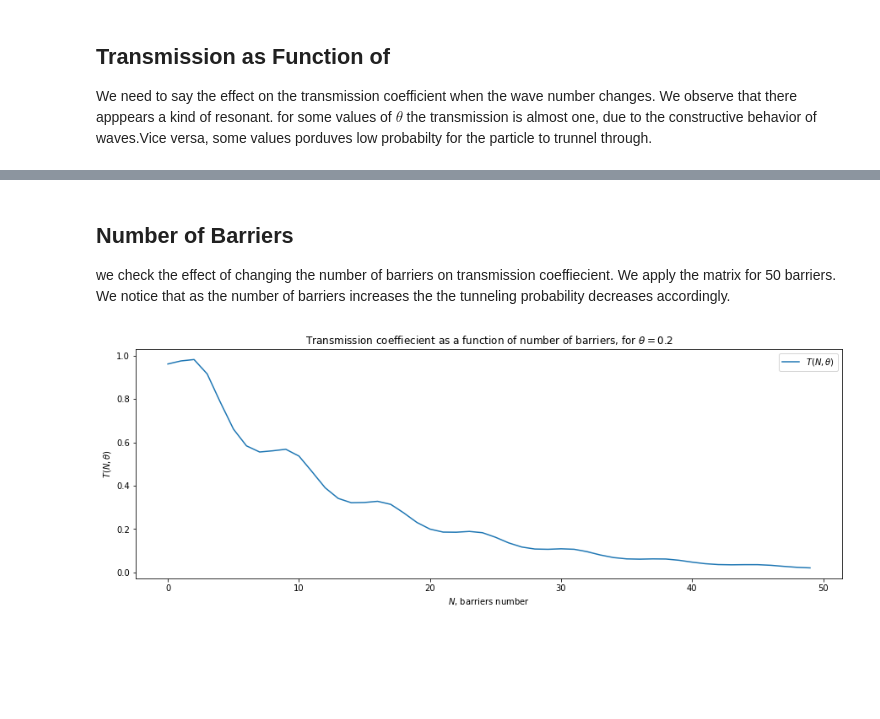
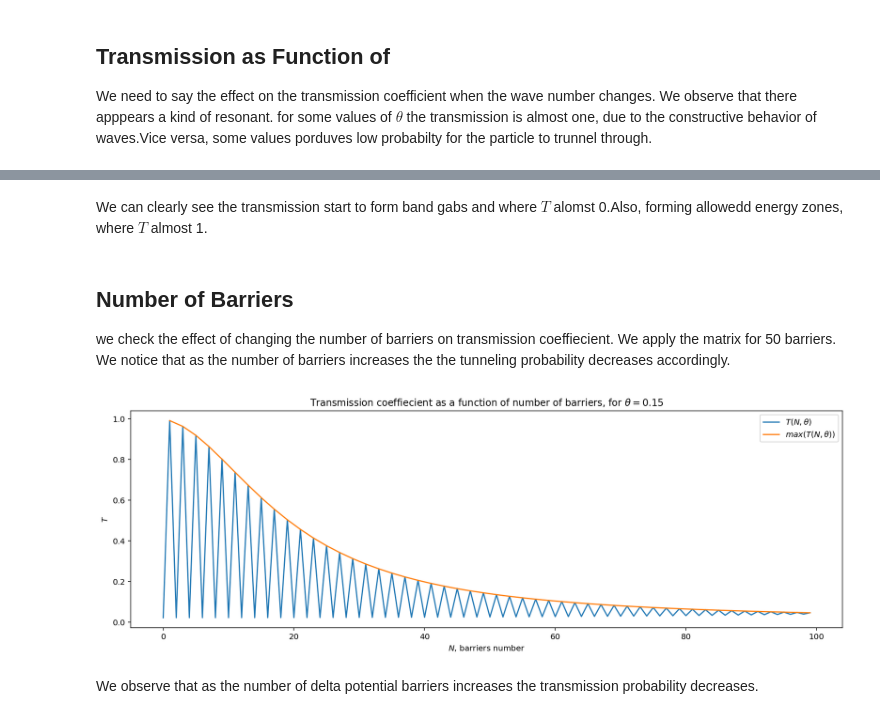
Before and after one commit to ammar-faifi/physics, a Jupyter notebook: PHYS310/N Equally Delta-Potential Barriers.ipynb, the cells around one changed output, grey strips where cells are left out. Cells and saved outputs as stored; diff of their text form; code cells hidden in the pictures; blank space fills up the shorter version.

```diff
--- a/PHYS310/N Equally Delta-Potential Barriers.ipynb
+++ b/PHYS310/N Equally Delta-Potential Barriers.ipynb
@@ -180,30 +182,34 @@ $$
 We want now to compute numerically the $T(\theta)$ as a fumction of the angle $\theta=ka$, for different values of $n$.
 # %%
 import numpy as np
-import scipy as sp
 from matplotlib import pyplot as plt
 from matplotlib_inline import backend_inline
-plt.rcParams['figure.figsize'] = [15, 5]
-backend_inline.set_matplotlib_formats('png', 'pdf')
+backend_inline.set_matplotlib_formats('retina', 'pdf')
+plt.rcParams['figure.figsize'] = [16, 5]
 # %% [markdown]
 ## Transmission as Function of
 We need to say the effect on the transmission coefficient when the wave number changes. We observe that there apppears a kind of resonant. for some values of $\theta$ the transmission is almost one, due to the constructive behavior of waves.Vice versa, some values porduves low probabilty for the particle to trunnel through.
 # %%
 def Mn(n, theta):
-    beta = theta / 1    # beta = theta / a
+    if theta == 0:
+        beta = 0
+    else:
+        beta = 1 / theta    # beta = theta / a
     return np.array([
-        [ 1-1j*beta              , -beta*np.exp(-2j*n*theta) ],
-        [ beta*np.exp(2j*n*theta), 1+1j*beta                 ],
+        [ 1-1j*beta              , -1j*beta*np.exp(-2j*n*theta) ],
+        [ 1j*beta*np.exp(2j*n*theta), 1+1j*beta                 ],
     ])
 
 def M(N, theta):
     result = Mn(0, theta)
     for n in range(1, N+1, 1):
-        result = result @ Mn(n, theta)
+        result =  result @ Mn(n, theta)
     return result
 
 def T(N, theta):
     M_ = M(N, theta)
+    if M_[1][1] == 0:
+        print('ops')
     return abs(1 / M_[1][1]) **2
 
 thetas = np.arange(0, 10, 0.01)
@@ -233,0 +249,9 @@ plt.show()
+# %%
+thetas = np.arange(0, 20, 0.001)
+N = 100
+plt.plot(thetas, [T(N, x) for x in thetas], label=rf'$T(\theta),\quad N={N}$')
+plt.xlabel(r'$\theta$, barriers sepration')
+plt.ylabel(r'$T(\theta)$')
+plt.title(fr'Transmission coeffiecient as a function of $\theta=ka$')
+plt.legend()
+plt.show()
@@ -234,16 +260,23 @@ plt.show()
+# %% [markdown]
+We can clearly see the transmission start to form band gabs and where $T$ alomst 0.Also, forming allowedd energy zones, where $T$ almost 1.
 # %% [markdown]
 ## Number of Barriers
 we check the effect of changing the number of barriers on transmission coeffiecient. We apply the matrix for 50 barriers. We notice that as the number of barriers increases the the tunneling probability decreases accordingly.
 # %%
-theta = 0.2
-Ns = np.arange(50)
+theta = 0.15
+Ns2 = np.arange(1, 100, 2)
+Ns = np.arange(100)
 Ts = [T(N, theta) for N in Ns]
+Ts2 = [T(N, theta) for N in Ns2]
 
 plt.plot(Ns, Ts, label=r'$T(N, \theta)$')
+plt.plot(Ns2, Ts2, label=r'$max(T(N, \theta))$')
 plt.xlabel('$N$, barriers number')
-plt.ylabel(r'$T(N, \theta)$')
-plt.title(fr'Transmission coeffiecient as a function of number of barriers, for $\theta={theta}$')
+plt.ylabel(r'$T$')
+plt.title(rf'Transmission coeffiecient as a function of number of barriers, for $\theta={theta}$')
 plt.legend()
 plt.show()
 # %% [output]
-[figure, old version]
+[figure, new version]
+# %% [markdown]
+We observe that as the number of delta potential barriers increases the transmission probability decreases.
```
Also changed, not shown: parts of 5 cells of this notebook, 1 other file.
